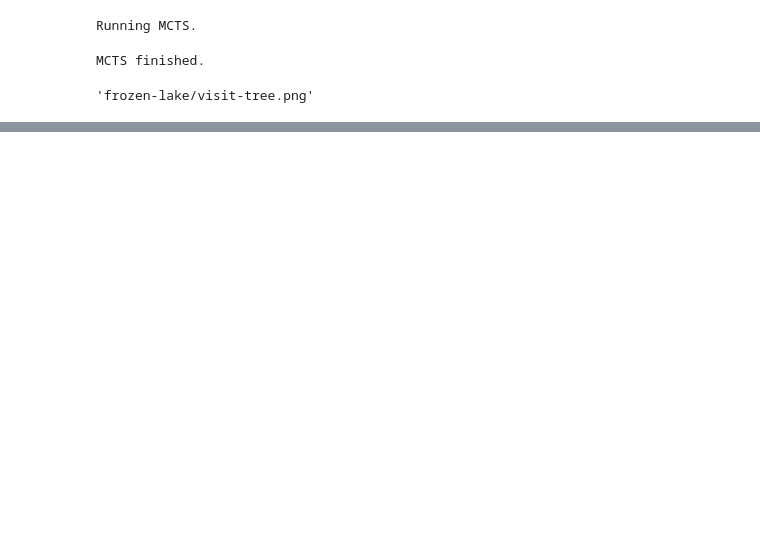
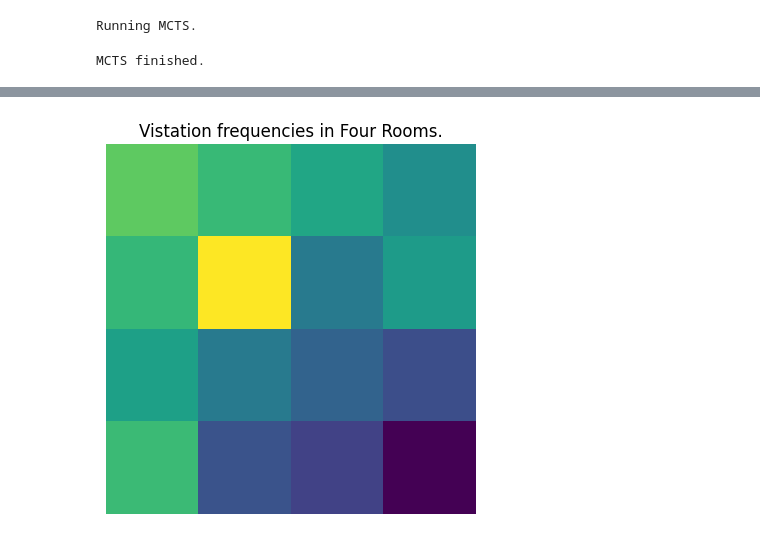
Before and after one commit to Lukeroberto/rl-refresher, a Jupyter notebook: mcts/mcts.ipynb, the cells around one changed output, grey strips where cells are left out. Cells and saved outputs as stored; diff of their text form; code cells hidden in the pictures; blank space fills up the shorter version.

```diff
--- a/mcts/mcts.ipynb
+++ b/mcts/mcts.ipynb
@@ -204,7 +234,19 @@ obs = env.reset()
 action, root = MCTS(obs, model, {"iters": 5000}).search()
 graph = unpack(root, graphviz.Digraph(), set(), action_map=action_map)
 graph.render("./frozen-lake/visit-tree", format="png")
+
+freqs = unpack_visits(root)
+
+grid = np.zeros((4, 4))
+for l, visits in freqs.items():
+    grid[np.unravel_index(l, (4,4))] += visits
+
+grid = np.log(grid)
+grid[grid == -np.inf] = 0
+plt.imshow(grid)
+plt.title("Vistation frequencies in Four Rooms.")
+plt.axis("off")
+graph
 # %% [output]
 Running MCTS.
 MCTS finished.
-'frozen-lake/visit-tree.png'
@@ -211,3 +254,4 @@ MCTS finished.
+[figure, added]
 # %%
 # MCTS estimated values in every state
 env = gym.make("FrozenLake-v1", map_name="8x8", is_slippery=False)
```
Also changed, not shown: parts of 10 cells of this notebook, 1 other file.
